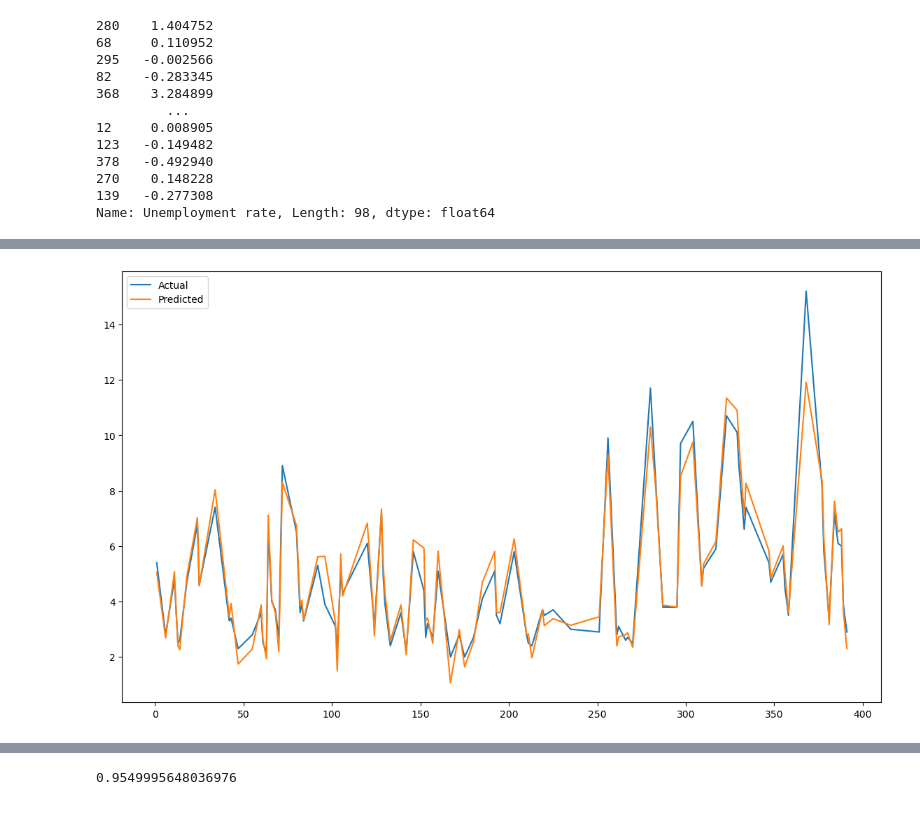
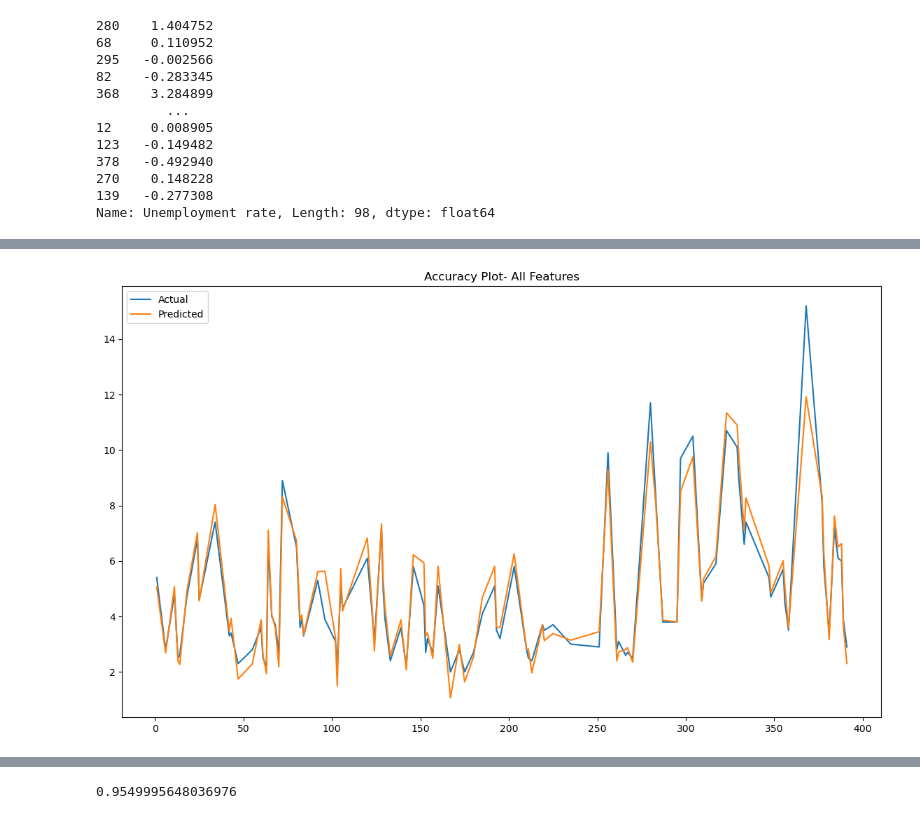
Before and after one commit to zee52791/CapstoneExcelGroup, a Jupyter notebook: MLCapstoneXL/MLCapstone.ipynb, the cells around one changed output, grey strips where cells are left out. Cells and saved outputs as stored; diff of their text form; code cells hidden in the pictures.

```diff
--- a/MLCapstoneXL/MLCapstone.ipynb
+++ b/MLCapstoneXL/MLCapstone.ipynb
@@ -335,6 +331,8 @@ y = data['Unemployment rate']
 from sklearn.model_selection import train_test_split
 # %%
 x_train, x_test, y_train, y_test = train_test_split(x, y, test_size=0.25, random_state=4)
+# %%
+x2_train, x2_test, y2_train, y2_test = train_test_split(x2, y2, test_size=0.25, random_state=4)
 # %% [markdown]
 ### we split the data 75% to be trained and 25% to tested on
 # Modeling with Linear regression
@@ -353,3 +351,5 @@ reg = linear_model.LinearRegression()
 reg.fit(x_train , y_train)
 # %% [output]
 LinearRegression()
+# %%
+reg.fit(x2_train , y2_train)
@@ -472,3 +547,5 @@ regressor = DecisionTreeRegressor(random_state = 0)
 regressor.fit(x_train, y_train)
 # %% [output]
 DecisionTreeRegressor(random_state=0)
+# %%
+regressor.fit(x2_train, y2_train)
@@ -676,3 +884,5 @@ ridge = Ridge(alpha = 0.5, normalize = False, tol = 0.001, \
 ridge.fit(x_train, y_train)
 # %% [output]
 Ridge(alpha=0.5, normalize=False, random_state=42)
+# %%
+ridge.fit(x2_train, y2_train)
@@ -747,6 +997,8 @@ Name: Unemployment rate, Length: 98, dtype: float64
 # %%
 plt.figure(figsize=(14,8))
 plt.plot(sorted_df3[:])
-plt.legend(['Actual' , 'Predicted']);
+plt.legend(['Actual' , 'Predicted'])
+plt.title("Accuracy Plot- All Features")
+plt.show()
 # %% [output]
-[figure, old version]
+[figure, new version]
```
Also changed, not shown: parts of 65 cells of this notebook.
